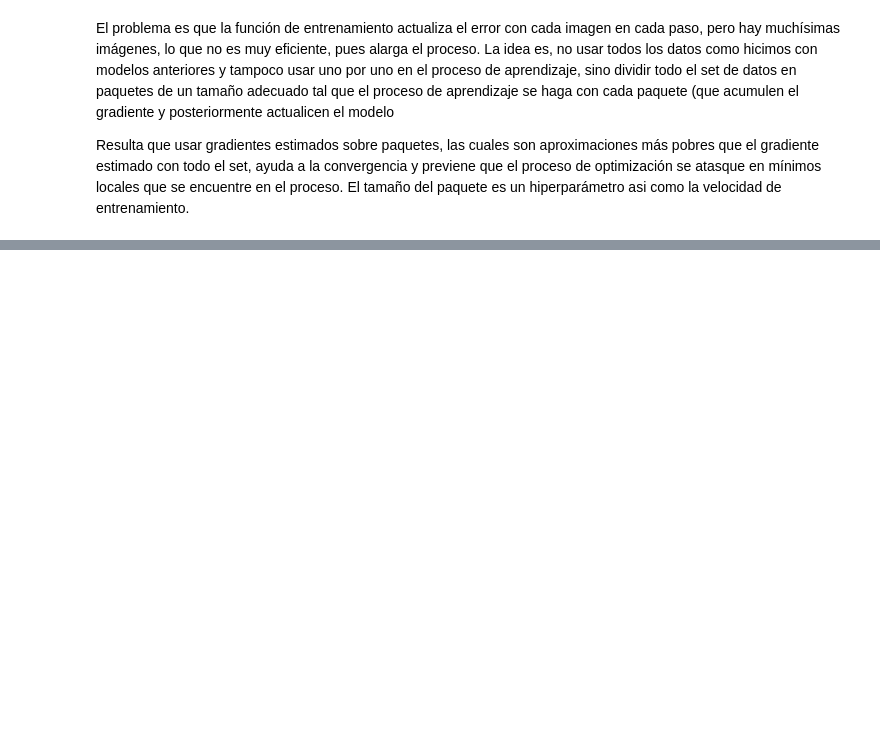
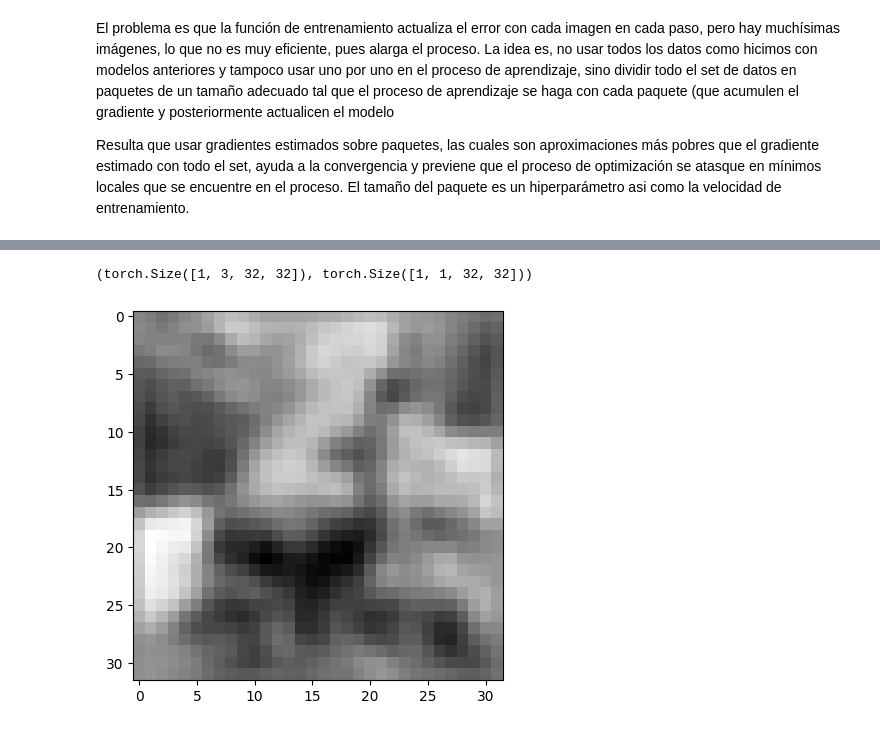
Before and after one commit to azael316/Deep_learning, a Jupyter notebook: Reconocimiento de imágenes.ipynb, the cells around one changed output, grey strips where cells are left out. Cells and saved outputs as stored; diff of their text form; code cells hidden in the pictures; blank space fills up the shorter version.

```diff
--- a/Reconocimiento de imágenes.ipynb
+++ b/Reconocimiento de imágenes.ipynb
@@ -546,0 +660,7 @@ Epoch: 100, Loss: 0.010212
+# %%
+#Utilizamos padding dentro de la convolución para preservar el tamaño de la imagen
+conv = nn.Conv2d(3, 1, kernel_size=3, padding=1)  #Añade 1 pixel de cada lado y arriba y abajo
+output = conv(img.unsqueeze(0))
+img.unsqueeze(0).shape, output.shape
+# %% [output]
+(torch.Size([1, 3, 32, 32]), torch.Size([1, 1, 32, 32]))
@@ -546,0 +673,7 @@ Epoch: 100, Loss: 0.010212
+# %%
+output = conv(img.unsqueeze(0))
+plt.imshow(output[0, 0].detach(), cmap='gray')
+plt.show()
+#Obtenemos una imagen difuminada de la imágen original, como que la suavizo
+# %% [output]
+[figure, added]
```
Also changed, not shown: parts of 39 cells of this notebook, 5 other files.
